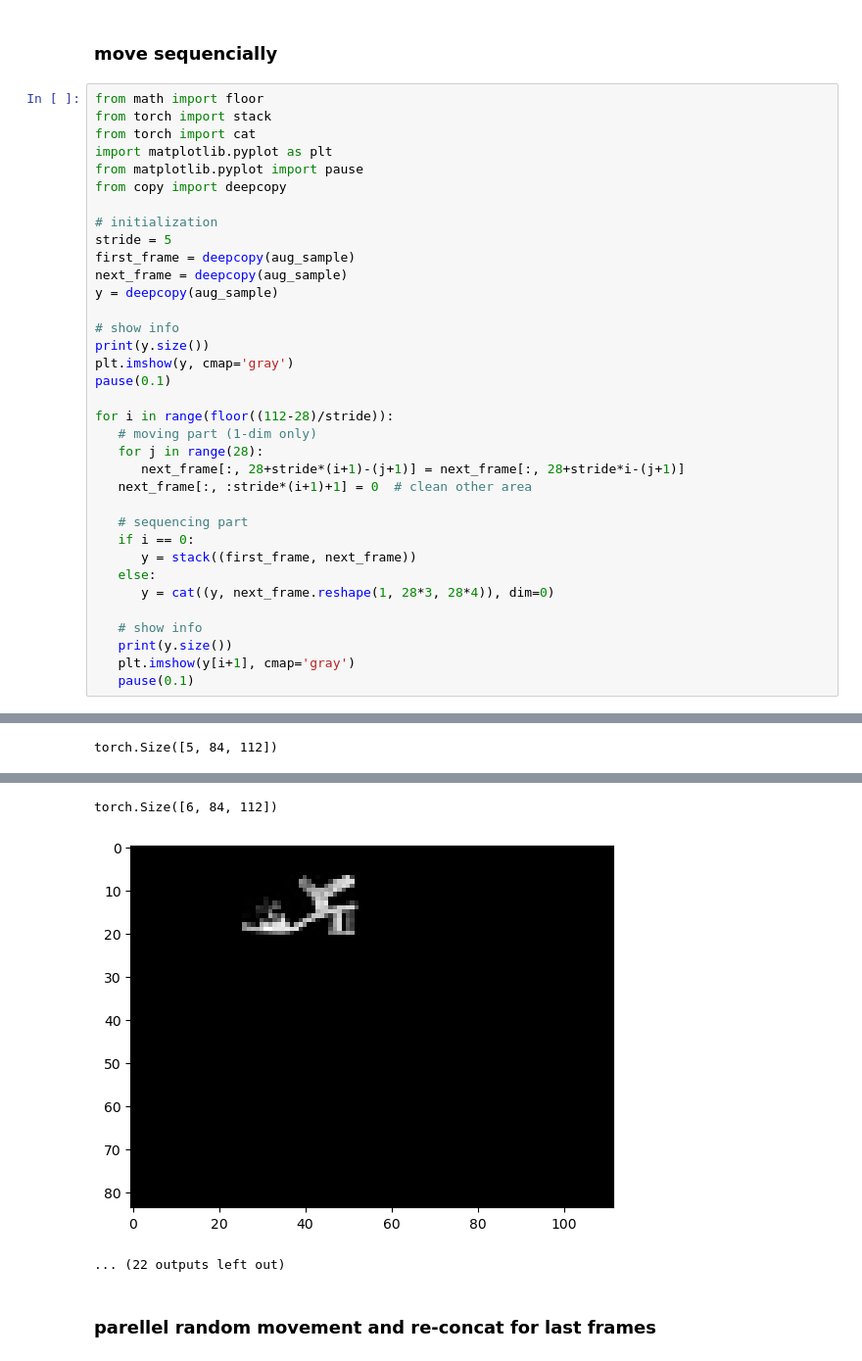
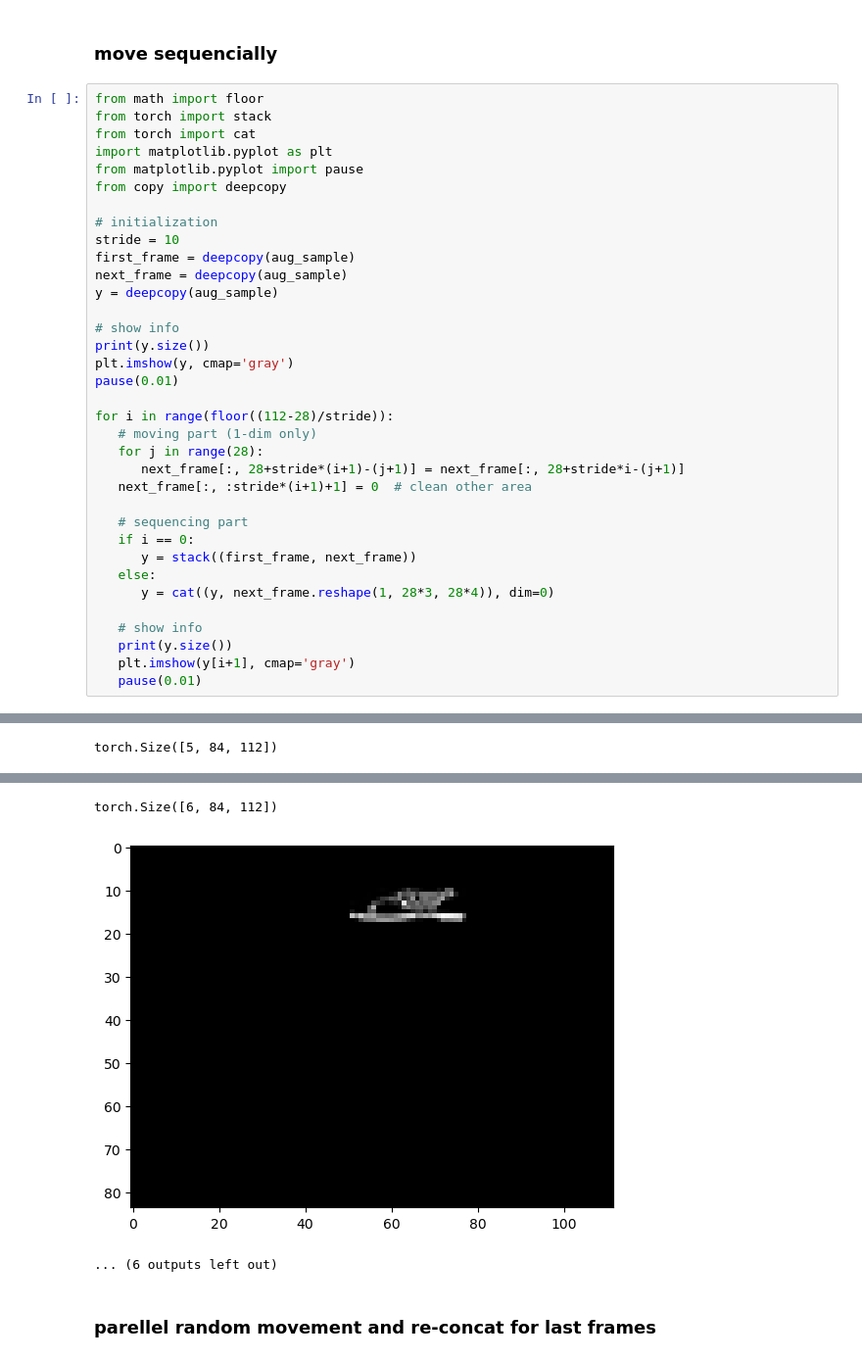
Before and after one commit to ShaoKAi100812/BB_prediction, a Jupyter notebook: fashion-mnist-aug.ipynb, the cells around one changed output, grey strips where cells are left out. Shown: that part at 98% size. Drawn from its saved outputs; the diff is of its cells as text.

```diff
--- a/fashion-mnist-aug.ipynb
+++ b/fashion-mnist-aug.ipynb
@@ -186,7 +213,7 @@ from matplotlib.pyplot import pause
 from copy import deepcopy
 
 # initialization
-stride = 5
+stride = 10
 first_frame = deepcopy(aug_sample)
 next_frame = deepcopy(aug_sample)
 y = deepcopy(aug_sample)
@@ -194,7 +221,7 @@ y = deepcopy(aug_sample)
 # show info
 print(y.size())
 plt.imshow(y, cmap='gray')
-pause(0.1)
+pause(0.01)
 
 for i in range(floor((112-28)/stride)):
    # moving part (1-dim only)
@@ -211,6 +238,6 @@ for i in range(floor((112-28)/stride)):
    # show info
    print(y.size())
    plt.imshow(y[i+1], cmap='gray')
-   pause(0.1)
+   pause(0.01)
 # %% [output]
 torch.Size([84, 112])
@@ -226,6 +253,6 @@ torch.Size([5, 84, 112])
 torch.Size([6, 84, 112])
-[figure, old version]
+[figure, new version]
-... (22 outputs left out)
+... (6 outputs left out)
 # %% [markdown]
 ### parellel random movement and re-concat for last frames
 # %%
```
Also changed, not shown: parts of 15 cells of this notebook, 1 other file.
